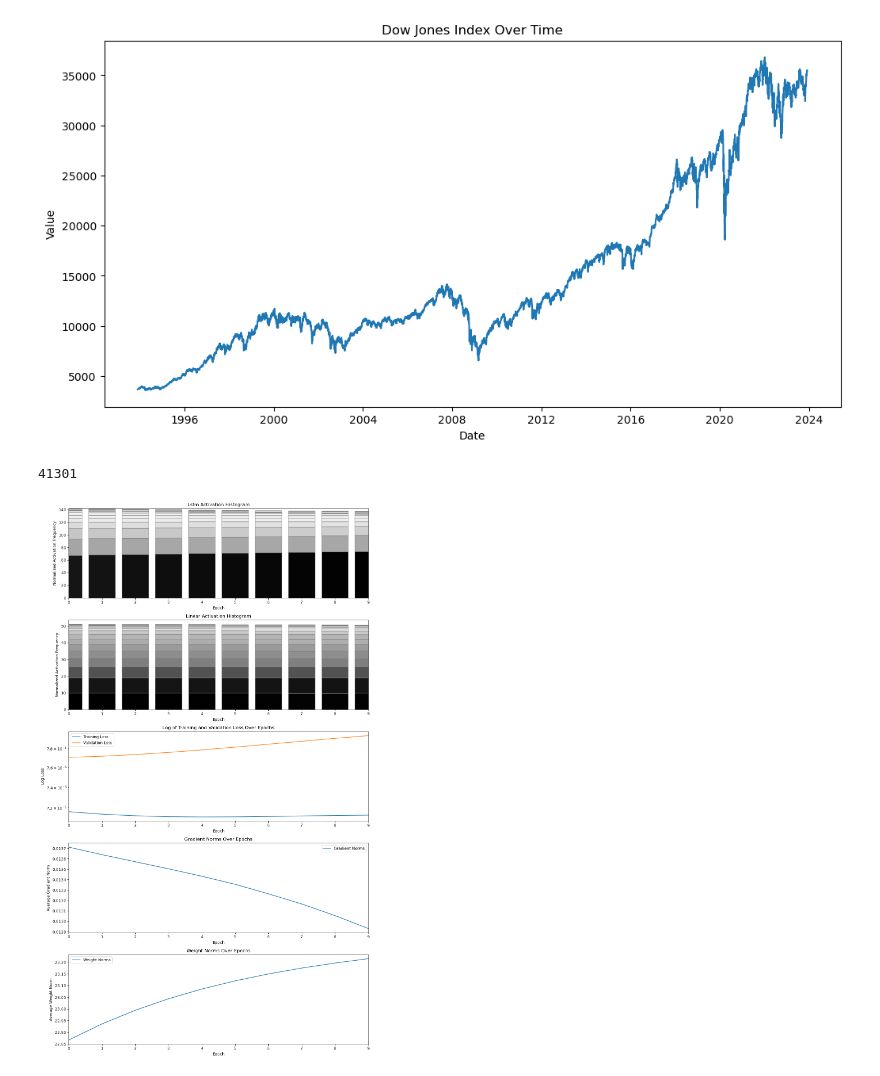
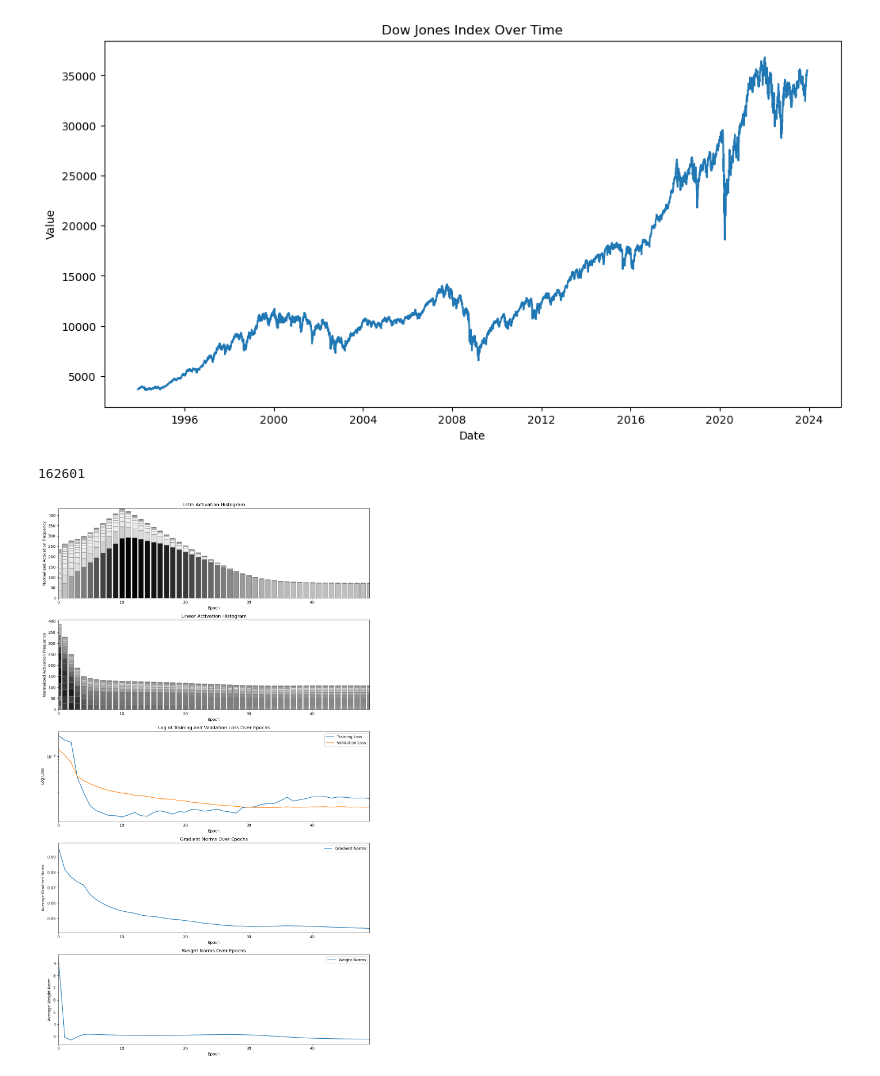
Before and after one commit to Looyyd/PytorchPractice, a Jupyter notebook: notebooks/stock_market.ipynb, the cells around one changed output. Drawn from its saved outputs; the diff is of its cells as text; code cells hidden in the pictures.

Commit message:
tried some lstm variations of hyperparameters

```diff
--- a/notebooks/stock_market.ipynb
+++ b/notebooks/stock_market.ipynb
@@ -74,7 +74,7 @@ def create_sequences(data, seq_length):
 def inverse_sequences(normalized_data, start_values):
     return (normalized_data * start_values[:, None]) + start_values[:, None]
 
-seq_length = 100
+seq_length = 30
 # Create sequences
 X, y, start_values = create_sequences(dow_jones_values, seq_length)
 # %%
@@ -96,12 +96,13 @@ X_test, y_test = torch.tensor(X_test).float(), torch.tensor(y_test).float()
 start_values_test = torch.tensor(start_values_test).float()
 # %%
 class SimpleLSTM(nn.Module):
-    def __init__(self, input_size=1, hidden_layer_size=100, output_size=1, layers_to_hook=None):
+    def __init__(self, input_size=1, hidden_layer_size=200, num_layers=1,
+                 output_size=1, dropout=0, layers_to_hook=None):
         super(SimpleLSTM, self).__init__()
         self.hidden_layer_size = hidden_layer_size
 
         # Define layers
-        self.lstm = nn.LSTM(input_size, hidden_layer_size, batch_first=True)
+        self.lstm = nn.LSTM(input_size, hidden_layer_size, num_layers=num_layers, batch_first=True, dropout=dropout if num_layers>1 else 0)
         self.linear = nn.Linear(hidden_layer_size, output_size)
 
         # Store activations and hooks
@@ -148,15 +149,15 @@ model = SimpleLSTM(layers_to_hook=activation_layers)
 model.to(device)
 
 criterion = nn.MSELoss()
-optimizer = optim.Adam(model.parameters(), lr=0.001)
+optimizer = optim.Adam(model.parameters(), lr=0.001, weight_decay=0.001)
 # %%
 parameter_count = sum(p.numel() for p in model.parameters() if p.requires_grad)
 print(parameter_count)
 # %% [output]
-41301
+162601
 # %%
 # Training settings
-epochs = 10
+epochs = 50
 batch_size = 64  # You can adjust this based on your dataset size and memory constraints
 
 # Function to create mini-batches
@@ -271,31 +272,31 @@ for epoch in range(epochs):
     axs[plot_idx].set_title('Log of Training and Validation Loss Over Epochs')
     axs[plot_idx].set_xlabel('Epoch')
     axs[plot_idx].set_xlim(0, epochs - 1)  # Limit x-axis to the number of epochs
     axs[plot_idx].set_ylabel('Log Loss')
     axs[plot_idx].set_yscale('log')  # Set the y-axis to a logarithmic scale
     axs[plot_idx].legend()
     plot_idx+=1
 
     # Gradient norms plot
     axs[plot_idx].plot(gradient_norms, label='Gradient Norms')
     axs[plot_idx].set_title('Gradient Norms Over Epochs')
     axs[plot_idx].set_xlabel('Epoch')
     axs[plot_idx].set_ylabel('Average Gradient Norm')
     axs[plot_idx].set_xlim(0, epochs - 1)  # Limit x-axis to the number of epochs
     axs[plot_idx].legend()
     plot_idx+=1
 
     # Weight norms plot
     axs[plot_idx].plot(weight_norms, label='Weight Norms')
     axs[plot_idx].set_title('Weight Norms Over Epochs')
     axs[plot_idx].set_xlabel('Epoch')
     axs[plot_idx].set_ylabel('Average Weight Norm')
     axs[plot_idx].set_xlim(0, epochs - 1)  # Limit x-axis to the number of epochs
     axs[plot_idx].legend()
 
     plt.tight_layout()
     plt.show()
 
     print(f'Epoch {epoch + 1}/{epochs}, Training Loss: {train_losses[-1]:.8f}, Validation Loss: {val_losses[-1]:.8f}')
 # %% [output]
-[figure, old version]
+[figure, new version]
```
Also changed, not shown: parts of 6 cells of this notebook.
